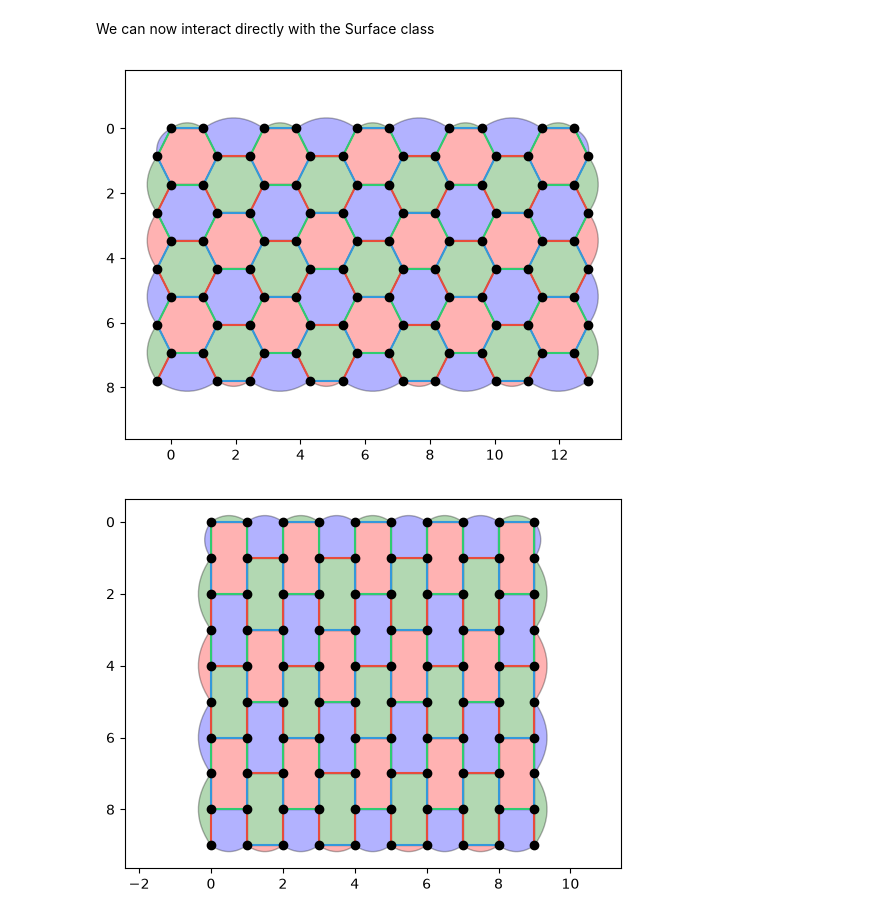
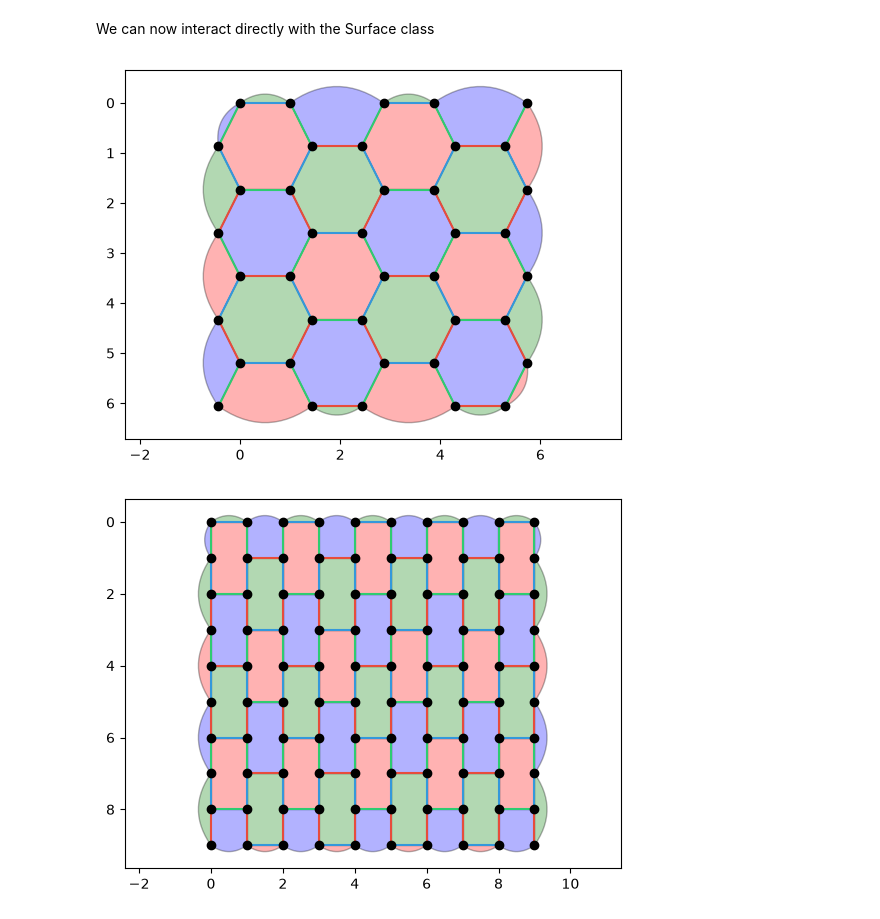
Before and after one commit to OliverRedhead/Floquet-Codes-Preparing-Magic-States, a Jupyter notebook: CSS_honeycomb/testing/hex_lattice_testing.ipynb, the cells around one changed output. Cells and saved outputs as stored; diff of their text form; code cells hidden in the pictures.

```diff
--- a/CSS_honeycomb/testing/hex_lattice_testing.ipynb
+++ b/CSS_honeycomb/testing/hex_lattice_testing.ipynb
@@ -245,10 +245,10 @@ We can now interact directly with the Surface class
 # %%
 from honeycomb import Surface
 # %%
-s = Surface(10, 10)
+s = Surface(8, 5)
 s.plot_surface(coordinates='hex')
 # %% [output]
-[figure, old version]
+[figure, new version]
 # %%
 s = Surface(10, 10)
 s.plot_surface()
```
